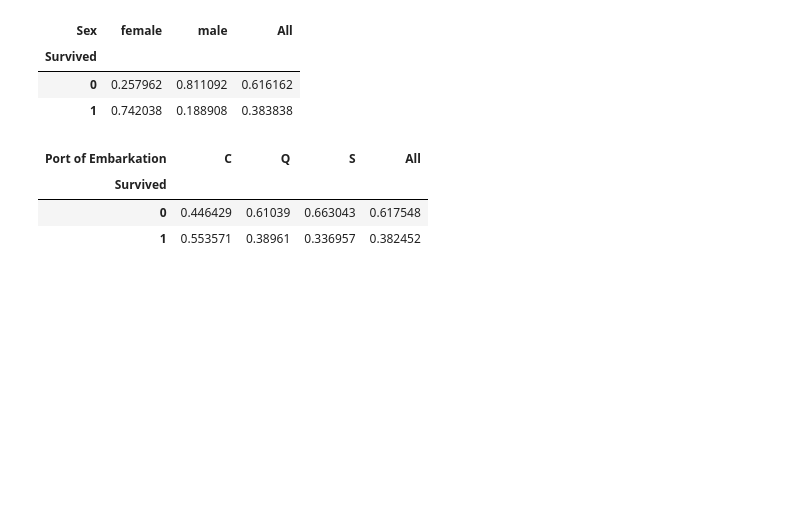
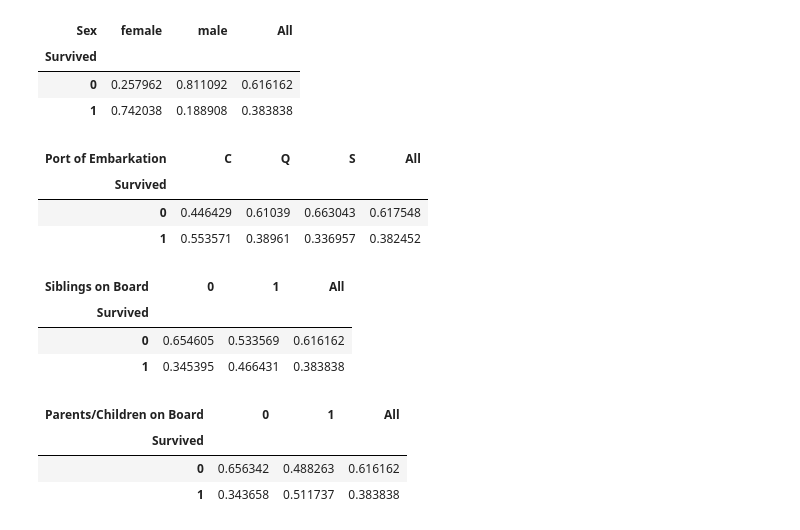
Before and after one commit to sanjeevgadre/Kaggle-Titanic, a Jupyter notebook: Python/scripts/Part-1-EDA-Preprocessing-LearningCurves.ipynb, the cells around one changed output. Cells and saved outputs as stored; diff of their text form; code cells hidden in the pictures; blank space fills up the shorter version.

```diff
--- a/Python/scripts/Part-1-EDA-Preprocessing-LearningCurves.ipynb
+++ b/Python/scripts/Part-1-EDA-Preprocessing-LearningCurves.ipynb
@@ -158,6 +210,13 @@ test.loc[:, 'Pclass'] = test.loc[:, 'Pclass'].astype('category')
 
 train.loc[:, ['Sex', 'Embarked']] = train.loc[:, ['Sex', 'Embarked']].astype('category')
 test.loc[:, ['Sex', 'Embarked']] = test.loc[:, ['Sex', 'Embarked']].astype('category')
+
+train.loc[train['SibSp'] != 0, ['SibSp']] = 1
+train.loc[train['Parch'] != 0, ['Parch']] = 1
+train.loc[:, ['SibSp', 'Parch']] = train.loc[:, ['SibSp', 'Parch']].astype('category')
+test.loc[test['SibSp'] != 0, ['SibSp']] = 1
+test.loc[test['Parch'] != 0, ['Parch']] = 1
+test.loc[:, ['SibSp', 'Parch']] = test.loc[:, ['SibSp', 'Parch']].astype('category')
 # %% [markdown]
 ### Exploratory Data Analysis
 
@@ -207,3 +250,21 @@ pd.crosstab(index = train['Survived'], columns = train['Embarked'],
 | Survived |  |  |  |  |
 | 0 | 0.446429 | 0.61039 | 0.663043 | 0.617548 |
 | 1 | 0.553571 | 0.38961 | 0.336957 | 0.382452 |
+# %%
+pd.crosstab(index = train['Survived'], columns = train['SibSp'],
+            normalize = 'columns', colnames = ['Siblings on Board'],
+            margins = True)
+# %% [output]
+| Siblings on Board | 0 | 1 | All |
+| Survived |  |  |  |
+| 0 | 0.654605 | 0.533569 | 0.616162 |
+| 1 | 0.345395 | 0.466431 | 0.383838 |
+# %%
+pd.crosstab(index = train['Survived'], columns = train['Parch'],
+            normalize = 'columns', colnames = ['Parents/Children on Board'],
+            margins = True)
+# %% [output]
+| Parents/Children on Board | 0 | 1 | All |
+| Survived |  |  |  |
+| 0 | 0.656342 | 0.488263 | 0.616162 |
+| 1 | 0.343658 | 0.511737 | 0.383838 |
```
Also changed, not shown: parts of 14 cells of this notebook.
